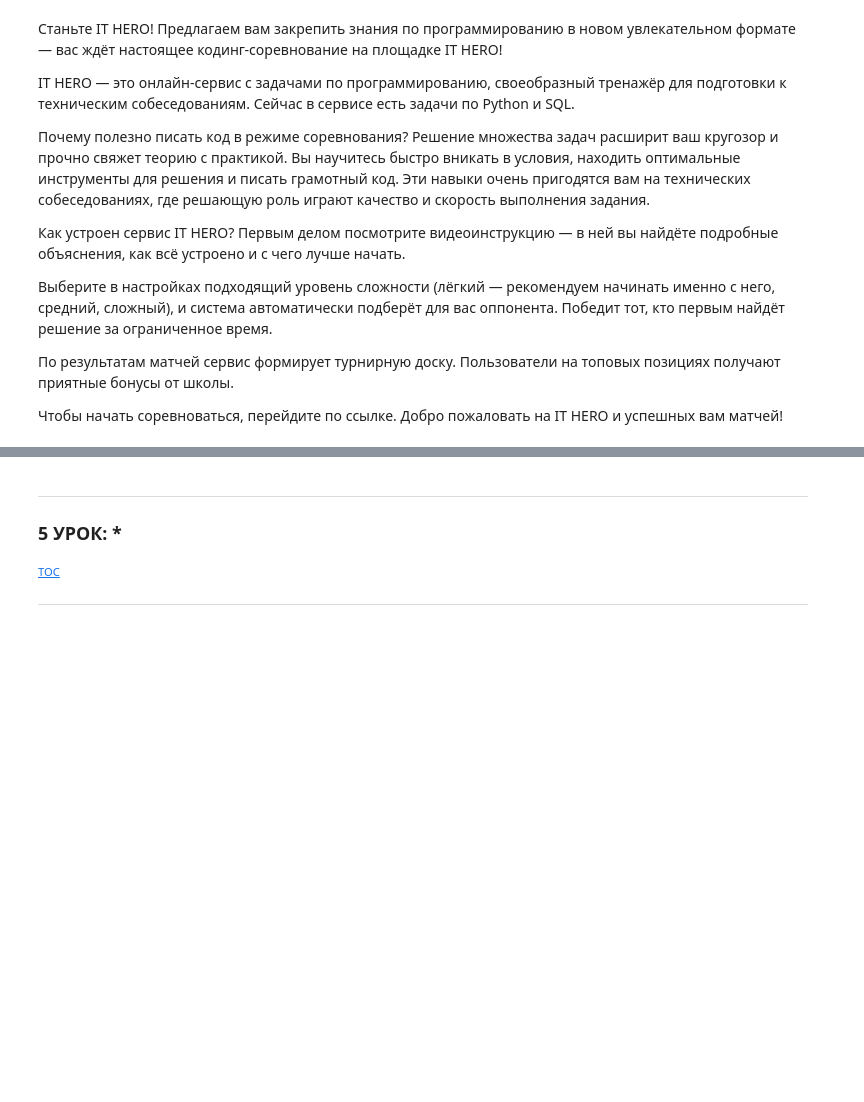
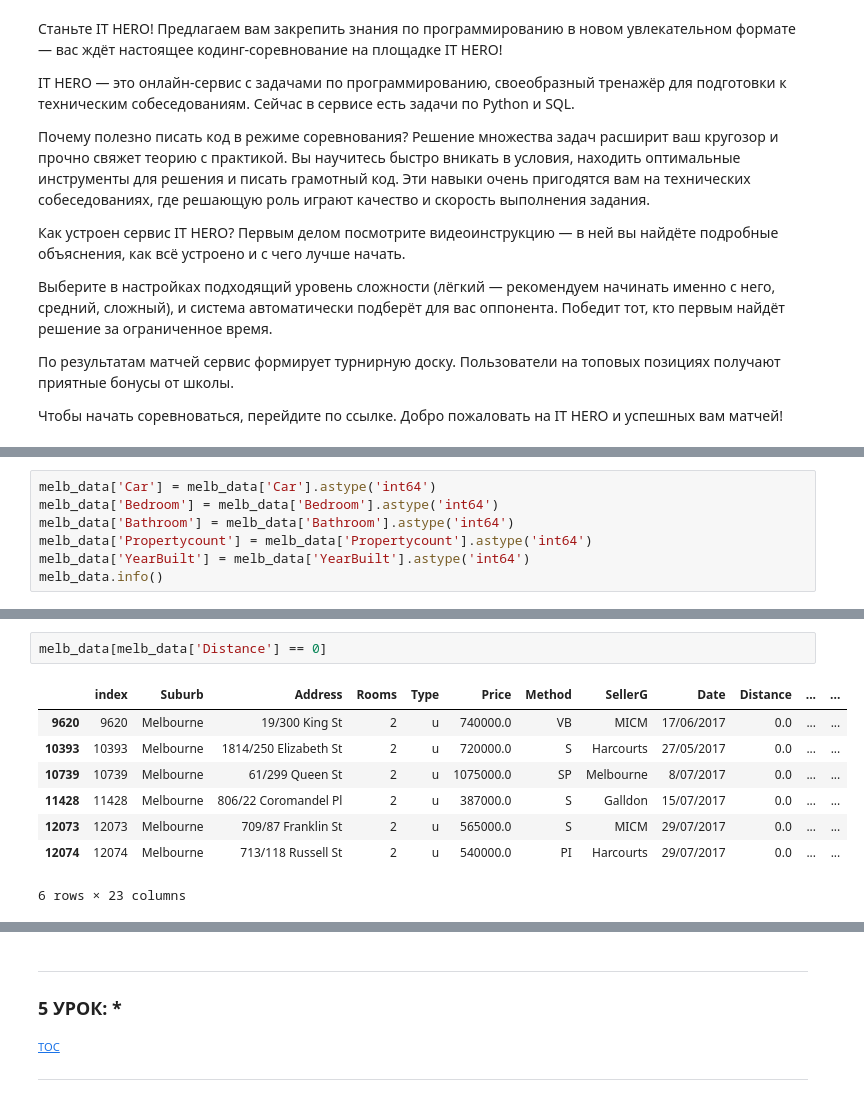
Before and after one commit to MedTechAI/SFds, a Jupyter notebook: 1 Data Science в медицине [Skill Factory] - Python.ipynb, the cells around one changed output, grey strips where cells are left out. Saved outputs shown, nothing was run; the diff lists cells and outputs as text; blank space fills up the shorter version.

```diff
--- a/1 Data Science в медицине [skillfactory] - Python.ipynb
+++ b/1 Data Science в медицине [Skill Factory] - Python.ipynb
@@ -5499,0 +5812,7 @@ IT HERO — это онлайн-сервис с задачами по прогр
+# %%
+melb_data['Car'] = melb_data['Car'].astype('int64')
+melb_data['Bedroom'] = melb_data['Bedroom'].astype('int64')
+melb_data['Bathroom'] = melb_data['Bathroom'].astype('int64')
+melb_data['Propertycount'] = melb_data['Propertycount'].astype('int64')
+melb_data['YearBuilt'] = melb_data['YearBuilt'].astype('int64')
+melb_data.info()
@@ -5499,0 +5947,11 @@ IT HERO — это онлайн-сервис с задачами по прогр
+# %%
+melb_data[melb_data['Distance'] == 0]
+# %% [output]
+|  | index | Suburb | Address | Rooms | Type | Price | Method | SellerG | Date | Distance | ... | ... |
+| 9620 | 9620 | Melbourne | 19/300 King St | 2 | u | 740000.0 | VB | MICM | 17/06/2017 | 0.0 | ... | ... |
+| 10393 | 10393 | Melbourne | 1814/250 Elizabeth St | 2 | u | 720000.0 | S | Harcourts | 27/05/2017 | 0.0 | ... | ... |
+| 10739 | 10739 | Melbourne | 61/299 Queen St | 2 | u | 1075000.0 | SP | Melbourne | 8/07/2017 | 0.0 | ... | ... |
+| 11428 | 11428 | Melbourne | 806/22 Coromandel Pl | 2 | u | 387000.0 | S | Galldon | 15/07/2017 | 0.0 | ... | ... |
+| 12073 | 12073 | Melbourne | 709/87 Franklin St | 2 | u | 565000.0 | S | MICM | 29/07/2017 | 0.0 | ... | ... |
+| 12074 | 12074 | Melbourne | 713/118 Russell St | 2 | u | 540000.0 | PI | Harcourts | 29/07/2017 | 0.0 | ... | ... |
+6 rows × 23 columns
```
Also changed, not shown: parts of 76 cells of this notebook, 2 other files.
